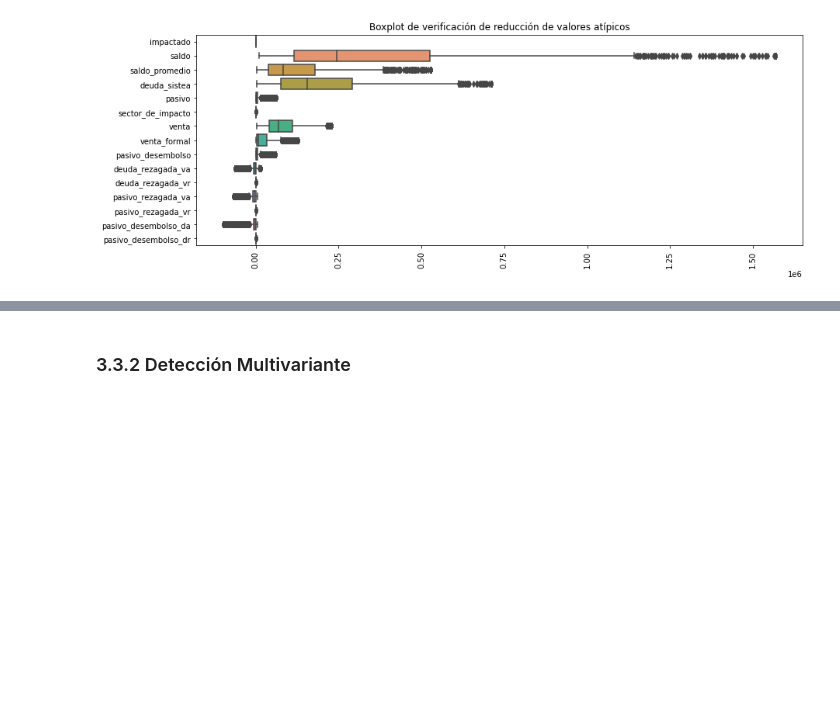
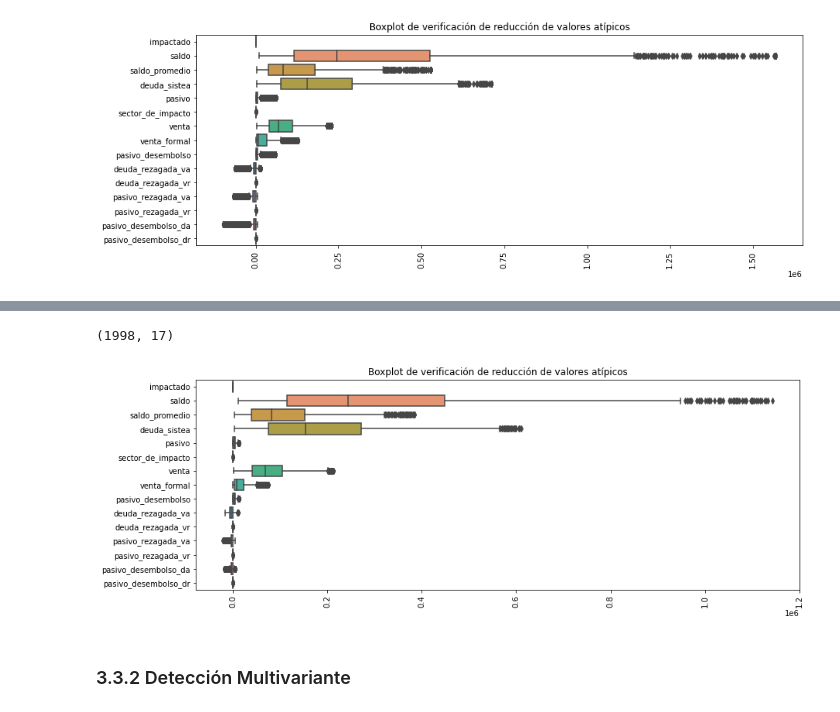
Before and after one commit to Chesar832/Deteccion-de-empresas-impactadas-por-la-pandemia, a Jupyter notebook: Notebook - Supervised Learning.ipynb, the cells around one changed output, grey strips where cells are left out. Cells and saved outputs as stored; diff of their text form; code cells hidden in the pictures; blank space fills up the shorter version.

```diff
--- a/Notebook - Supervised Learning.ipynb
+++ b/Notebook - Supervised Learning.ipynb
@@ -561,0 +566,9 @@ plt.show()
+# %%
+data_num_cols = list(data.drop(['sector','dep','impactado','sector_de_impacto'],axis=1).select_dtypes(['int','float']).columns)
+# %%
+for column in data_num_cols:
+    Q1 = data[str(column)].quantile(.25)
+    Q3 = data[str(column)].quantile(.75)
+    IQR = Q3 - Q1
+    data[str(column)] = np.where(data[str(column)] < (Q1 - 1.5*IQR), np.nan, data[str(column)])
+    data[str(column)] = np.where(data[str(column)] > (Q3 + 1.5*IQR), np.nan, data[str(column)])
@@ -562,3 +600,22 @@ plt.show()
+# %%
+from sklearn.impute import KNNImputer
+
+imputer = KNNImputer(n_neighbors=3)
+# %%
+data[data_num_cols] = imputer.fit_transform(data[data_num_cols])
+# %%
+data.shape
+# %% [output]
+(1998, 17)
+# %%
+fig, ax = plt.subplots()
+fig.set_size_inches(14,5)
+ax = sns.boxplot(data=data, orient='h')
+plt.title('Boxplot de verificación de reducción de valores atípicos')
+plt.xticks(rotation=90)
+plt.show()
+# %% [output]
+[figure, added]
 # %% [markdown]
 ### 3.3.2 Detección Multivariante
 # %%
```
Also changed, not shown: parts of 12 cells of this notebook.
